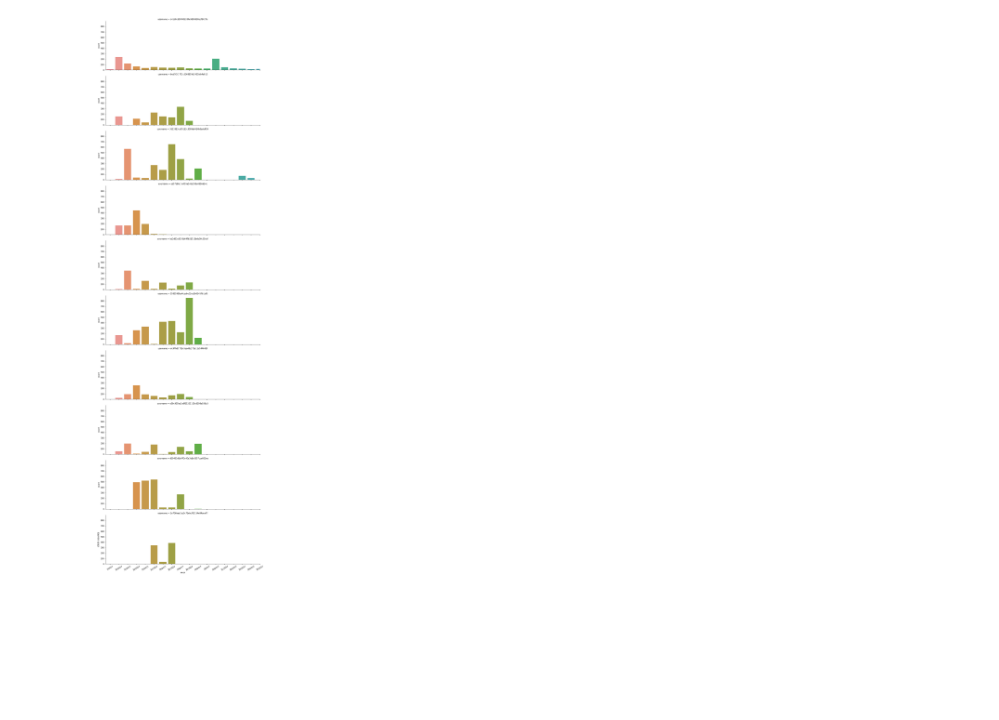
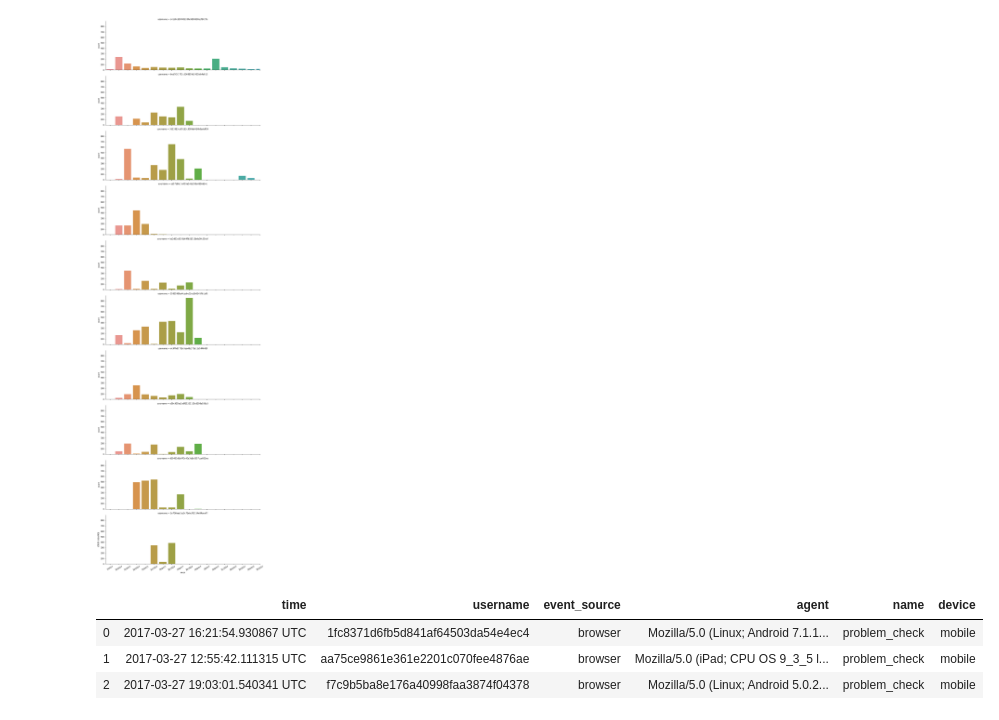
Before and after one commit to jyoonkim/Test, a Jupyter notebook: user_device_hb_timeseries.ipynb, the cells around one changed output. Saved outputs shown, nothing was run; the diff lists cells and outputs as text; code cells hidden in the pictures; blank space fills up the shorter version.

```diff
--- a/user_device_hb_timeseries.ipynb
+++ b/user_device_hb_timeseries.ipynb
@@ -173,3 +167,18 @@ plt.xlim(-.50,17)
 plt.show()
 # %% [output]
 [figure]
+# %%
+mobile_data_labeled = mobile_data
+non_mobile_data_labeled = mobile_data
+device_list = []
+
+for count in range(len(mobile_data_labeled)):
+     device_list.append('mobile')
+mobile_data_labeled['device'] = device_list
+
+mobile_data_labeled.head(3)
+# %% [output]
+|  | time | username | event_source | agent | name | device |
+| 0 | 2017-03-27 16:21:54.930867 UTC | 1fc8371d6fb5d841af64503da54e4ec4 | browser | Mozilla/5.0 (Linux; Android 7.1.1... | problem_check | mobile |
+| 1 | 2017-03-27 12:55:42.111315 UTC | aa75ce9861e361e2201c070fee4876ae | browser | Mozilla/5.0 (iPad; CPU OS 9_3_5 l... | problem_check | mobile |
+| 2 | 2017-03-27 19:03:01.540341 UTC | f7c9b5ba8e176a40998faa3874f04378 | browser | Mozilla/5.0 (Linux; Android 5.0.2... | problem_check | mobile |
```
Also changed, not shown: parts of 6 cells of this notebook, 4 other files.
